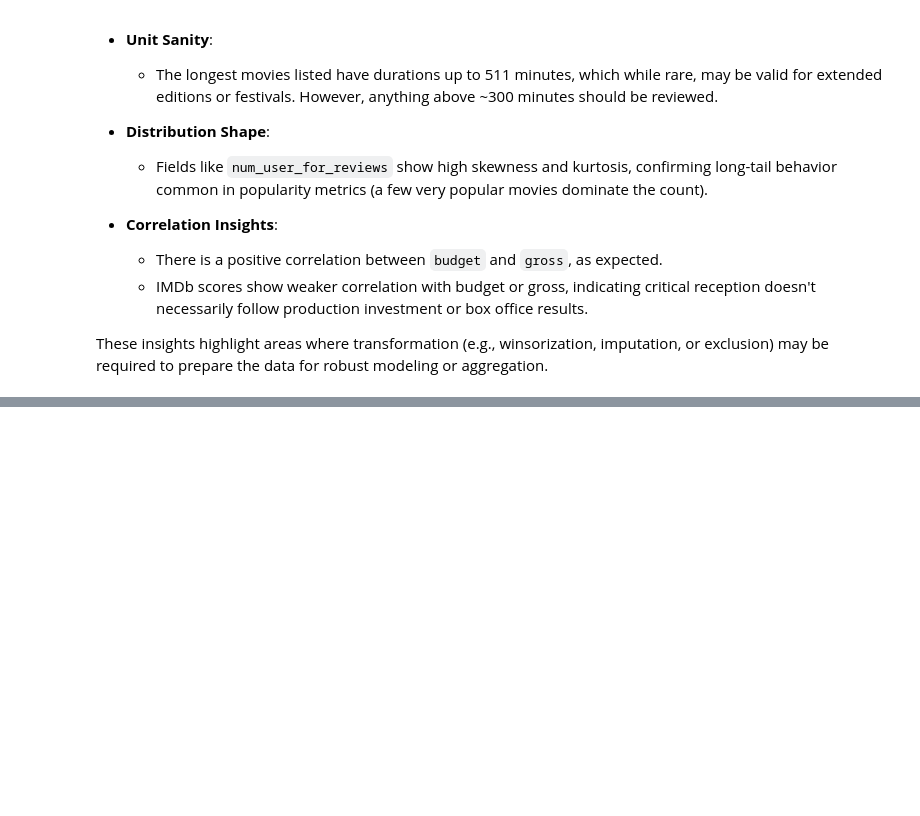
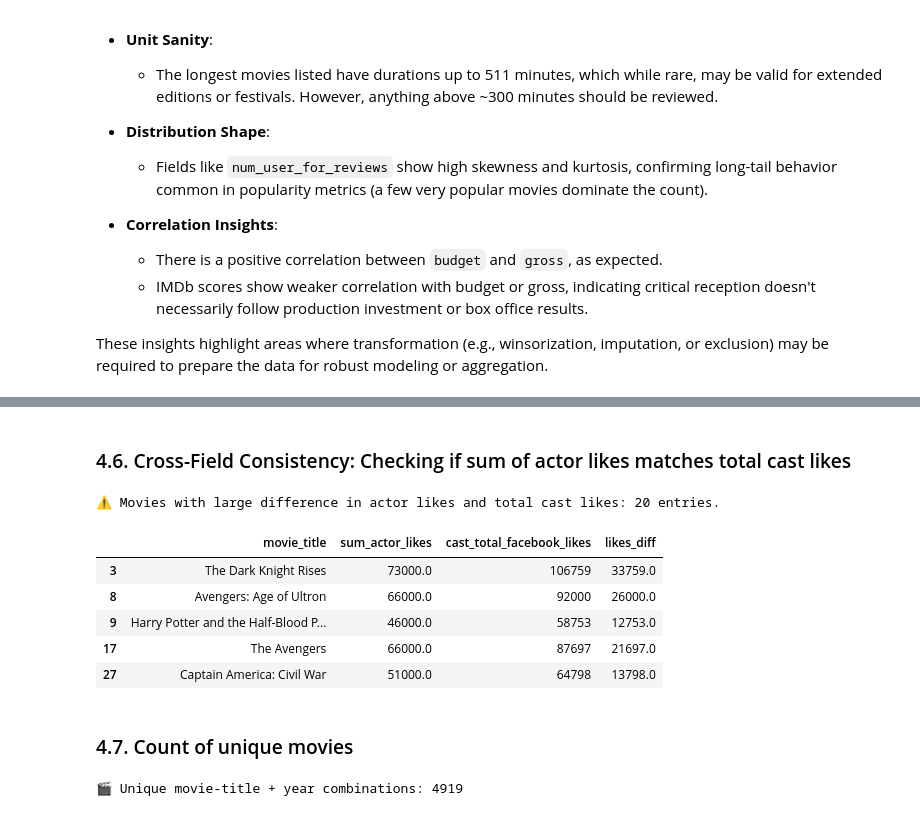
Before and after one commit to rogerioo/movie_challenge, a Jupyter notebook: challenge.ipynb, the cells around one changed output, grey strips where cells are left out. Cells and saved outputs as stored; diff of their text form; code cells hidden in the pictures; blank space fills up the shorter version.

```diff
--- a/challenge.ipynb
+++ b/challenge.ipynb
@@ -416,0 +532,25 @@ These insights highlight areas where transformation (e.g., winsorization, imputa
+# %% [markdown]
+### 4.6. Cross-Field Consistency: Checking if sum of actor likes matches total cast likes
+# %%
+df['sum_actor_likes'] = df[['actor_1_facebook_likes', 'actor_2_facebook_likes', 'actor_3_facebook_likes']].sum(axis=1)
+df['likes_diff'] = abs(df['sum_actor_likes'] - df['cast_total_facebook_likes'])
+
+# Movies with large discrepancies
+inconsistent_likes = df[df['likes_diff'] > 10000]
+print(f"\n⚠️ Movies with large difference in actor likes and total cast likes: {inconsistent_likes.shape[0]} entries.")
+display(inconsistent_likes[['movie_title', 'sum_actor_likes', 'cast_total_facebook_likes', 'likes_diff']].head())
+# %% [output]
+⚠️ Movies with large difference in actor likes and total cast likes: 20 entries.
+|  | movie_title | sum_actor_likes | cast_total_facebook_likes | likes_diff |
+| 3 | The Dark Knight Rises | 73000.0 | 106759 | 33759.0 |
+| 8 | Avengers: Age of Ultron | 66000.0 | 92000 | 26000.0 |
+| 9 | Harry Potter and the Half-Blood P... | 46000.0 | 58753 | 12753.0 |
+| 17 | The Avengers | 66000.0 | 87697 | 21697.0 |
+| 27 | Captain America: Civil War | 51000.0 | 64798 | 13798.0 |
+# %% [markdown]
+### 4.7. Count of unique movies
+# %%
+unique_movies = df[['movie_title', 'title_year']].drop_duplicates().shape[0]
+print(f"\n🎬 Unique movie-title + year combinations: {unique_movies}")
+# %% [output]
+🎬 Unique movie-title + year combinations: 4919
```
Also changed, not shown: parts of 14 cells of this notebook, 2 other files.
